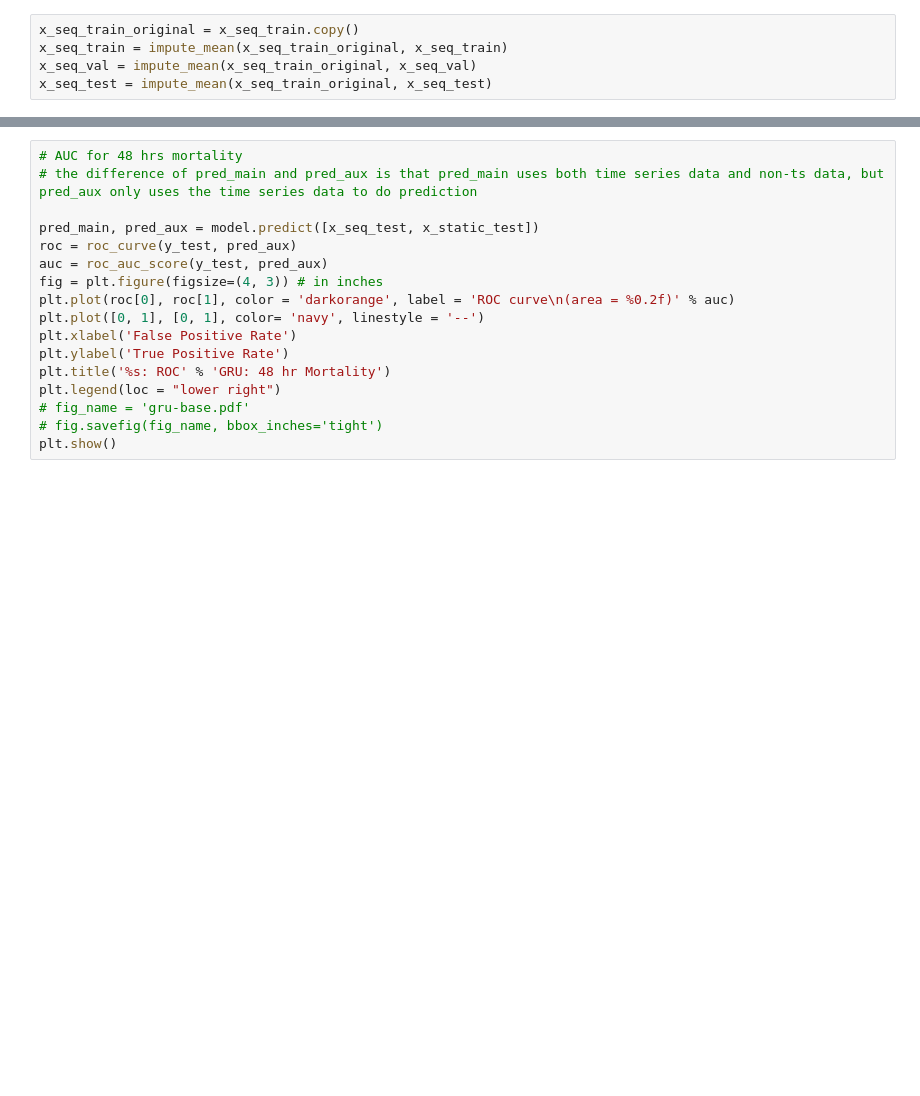
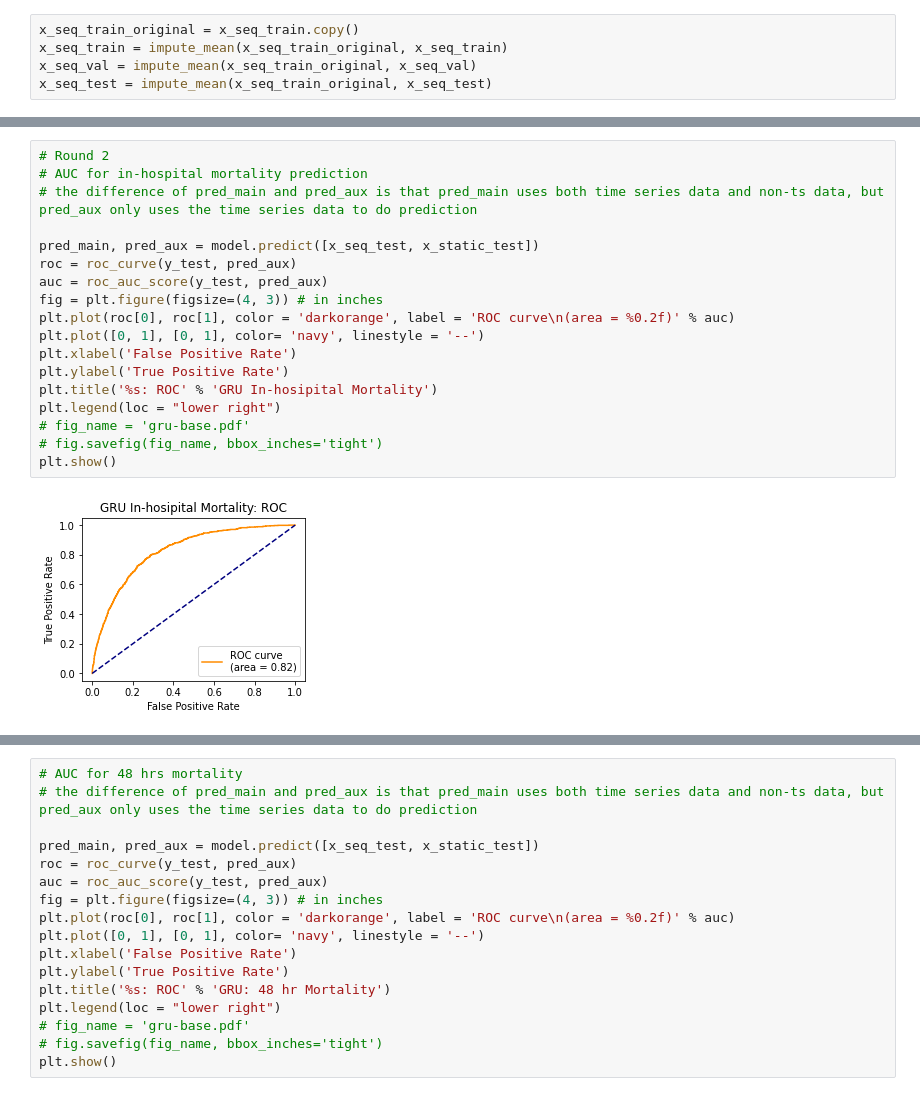
Before and after one commit to ydingyd/Mortality-Prediction-Using-RNN-and-GNN, a Jupyter notebook: code/GRU/FeatureB_24hrs.ipynb, the cells around one changed output, grey strips where cells are left out. Saved outputs shown, nothing was run; the diff lists cells and outputs as text; blank space fills up the shorter version.

```diff
--- a/code/GRU/FeatureB_24hrs.ipynb
+++ b/code/GRU/FeatureB_24hrs.ipynb
@@ -266,0 +278,20 @@ plt.show()
+# %%
+# Round 2
+# AUC for in-hospital mortality prediction
+# the difference of pred_main and pred_aux is that pred_main uses both time series data and non-ts data, but pred_aux only uses the time series data to do prediction
+
+pred_main, pred_aux = model.predict([x_seq_test, x_static_test])
+roc = roc_curve(y_test, pred_aux)
+auc = roc_auc_score(y_test, pred_aux)
+fig = plt.figure(figsize=(4, 3)) # in inches
+plt.plot(roc[0], roc[1], color = 'darkorange', label = 'ROC curve\n(area = %0.2f)' % auc)
+plt.plot([0, 1], [0, 1], color= 'navy', linestyle = '--')
+plt.xlabel('False Positive Rate')
+plt.ylabel('True Positive Rate')
+plt.title('%s: ROC' % 'GRU In-hosipital Mortality')
+plt.legend(loc = "lower right")
+# fig_name = 'gru-base.pdf'
+# fig.savefig(fig_name, bbox_inches='tight')
+plt.show()
+# %% [output]
+[figure, added]
```
Also changed, not shown: parts of 7 cells of this notebook, 1 other file.
